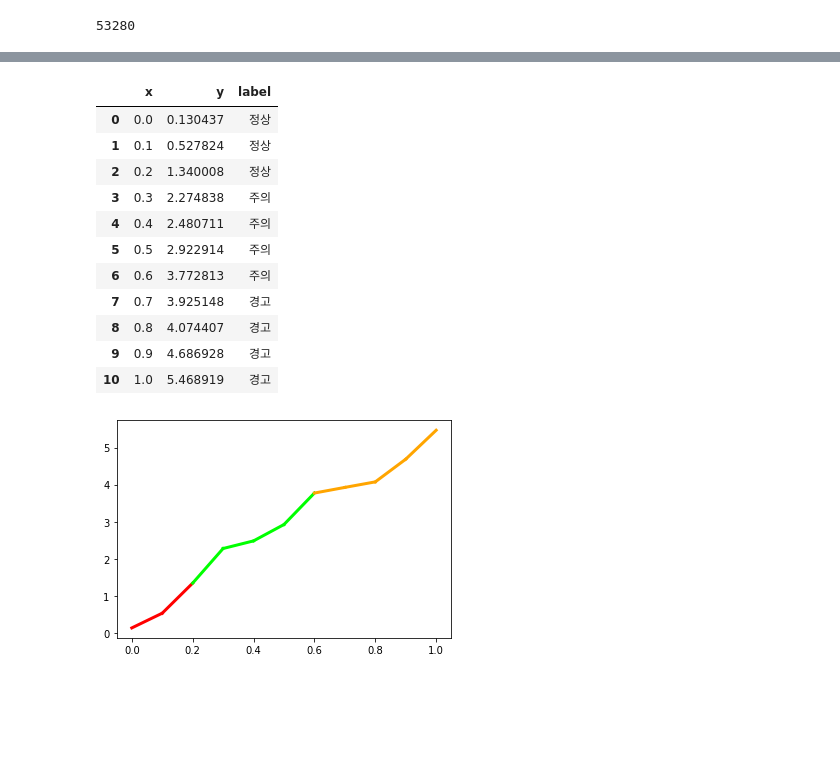
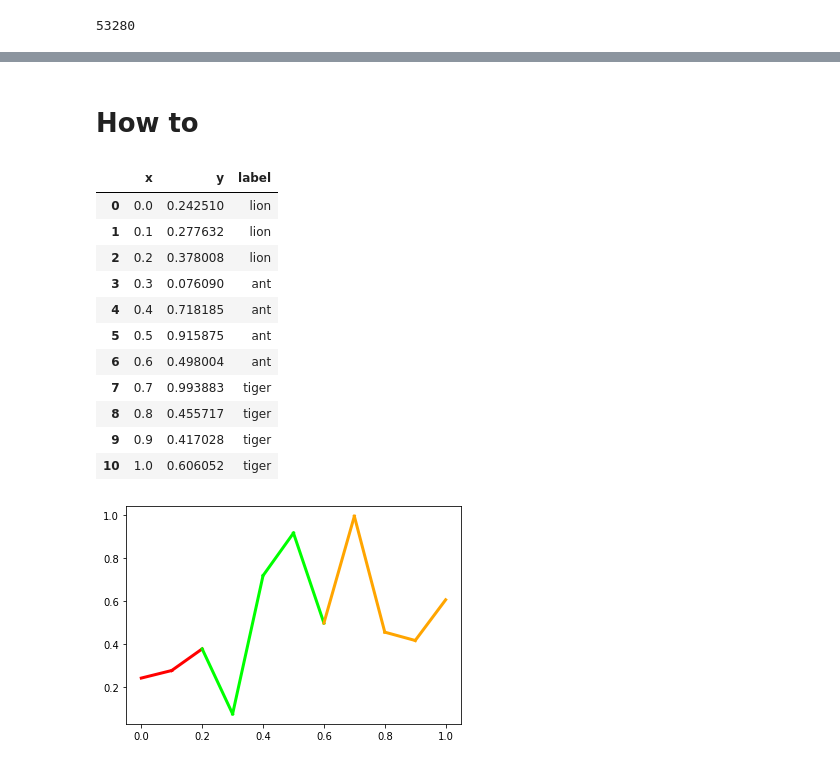
Before and after one commit to EdgeOfNetwork/TimeSeries, a Jupyter notebook: soh_labeled.ipynb, the cells around one changed output, grey strips where cells are left out. Drawn from its saved outputs; the diff is of its cells as text; code cells hidden in the pictures; blank space fills up the shorter version.

```diff
--- a/soh_labeled.ipynb
+++ b/soh_labeled.ipynb
@@ -86,5 +90,0 @@ pd_all_data.plot(x='TIMESTAMP', y='ITEM_VALUE')
-# %%
-normal_data = []
-for i in for_soh:
-  if i['ITEM_NAME'] == '역률평균' and i['LABEL_NAME'] == '정상':
-    normal_data.append(i)
@@ -107,0 +93,13 @@ pd_normal_data
+# %%
+with open("/content/drive/MyDrive/time_series/SOH/Combined_LabelledData_18_전류고조파평균.json", "r", encoding="utf-8") as f:
+    content = f.read()
+    ec_json_data = json.loads(content)
+
+for_soh_ec = ec_json_data['data'][:]
+all_data_ec = []
+for i in for_soh_ec:
+  if i['ITEM_NAME'] == '전류고조파평균':
+    all_data_ec.append(i)
+
+pd_all_data_ec = pd.DataFrame(all_data_ec)
+print(len(pd_all_data_ec))
@@ -107,0 +108,13 @@ pd_normal_data
+# %%
+c_count = 0
+
+plt.figure(figsize=(20,15))
+for i in range(len(pd_all_data_ec) - 1):
+  if labels[i] == '정상':
+    c = color[1]
+  elif labels[i] == '주의':
+    c = color[2]
+  else:
+    c = color[0]
+
+  plt.plot([pd_all_data_ec['TIMESTAMP'][i], pd_all_data_ec['TIMESTAMP'][i+1]], [pd_all_data_ec['ITEM_VALUE'][i], pd_all_data_ec['ITEM_VALUE'][i+1]], c = c, lw=3)
@@ -108,31 +123,33 @@ pd_normal_data
+# %% [markdown]
+# How to
 # %%
-X = np.linspace(0, 1, 11)
-y_ = np.random.uniform(size=11)
-y = np.cumsum(y_)
-label = ["정상"] * 3 + ["주의"] * 4 + ["경고"] * 4
+x = np.linspace(0, 1, 11)
+y_ = np.random.uniform(size = 11)
+y = np.random.uniform(size=11)
+label = ["lion"] * 3 + ["ant"] * 4 + ["tiger"] * 4
 
-df = pd.DataFrame({"x":x, "y":y, "label":label})
+df = pd.DataFrame({"x":x , "y":y, "label":label})
 df
 # %% [output]
 |  | x | y | label |
-| 0 | 0.0 | 0.130437 | 정상 |
-| 1 | 0.1 | 0.527824 | 정상 |
-| 2 | 0.2 | 1.340008 | 정상 |
-| 3 | 0.3 | 2.274838 | 주의 |
-| 4 | 0.4 | 2.480711 | 주의 |
-| 5 | 0.5 | 2.922914 | 주의 |
-| 6 | 0.6 | 3.772813 | 주의 |
-| 7 | 0.7 | 3.925148 | 경고 |
-| 8 | 0.8 | 4.074407 | 경고 |
-| 9 | 0.9 | 4.686928 | 경고 |
-| 10 | 1.0 | 5.468919 | 경고 |
+| 0 | 0.0 | 0.242510 | lion |
+| 1 | 0.1 | 0.277632 | lion |
+| 2 | 0.2 | 0.378008 | lion |
+| 3 | 0.3 | 0.076090 | ant |
+| 4 | 0.4 | 0.718185 | ant |
+| 5 | 0.5 | 0.915875 | ant |
+| 6 | 0.6 | 0.498004 | ant |
+| 7 | 0.7 | 0.993883 | tiger |
+| 8 | 0.8 | 0.455717 | tiger |
+| 9 | 0.9 | 0.417028 | tiger |
+| 10 | 1.0 | 0.606052 | tiger |
 # %%
 %matplotlib inline
 color = ["#FF0000", "#00FF00", "#FFA500"]
 c_count = 0
-for i in range(len(X) - 1):
+for i in range(len(x) - 1):
   if label[i] != label[i + 1]:
     c_count += 1
   plt.plot([x[i], x[i+1]], [y[i], y[i+1]], c=color[c_count], lw=3)
 # %% [output]
-[figure, old version]
+[figure, new version]
```
Also changed, not shown: parts of 32 cells of this notebook.
